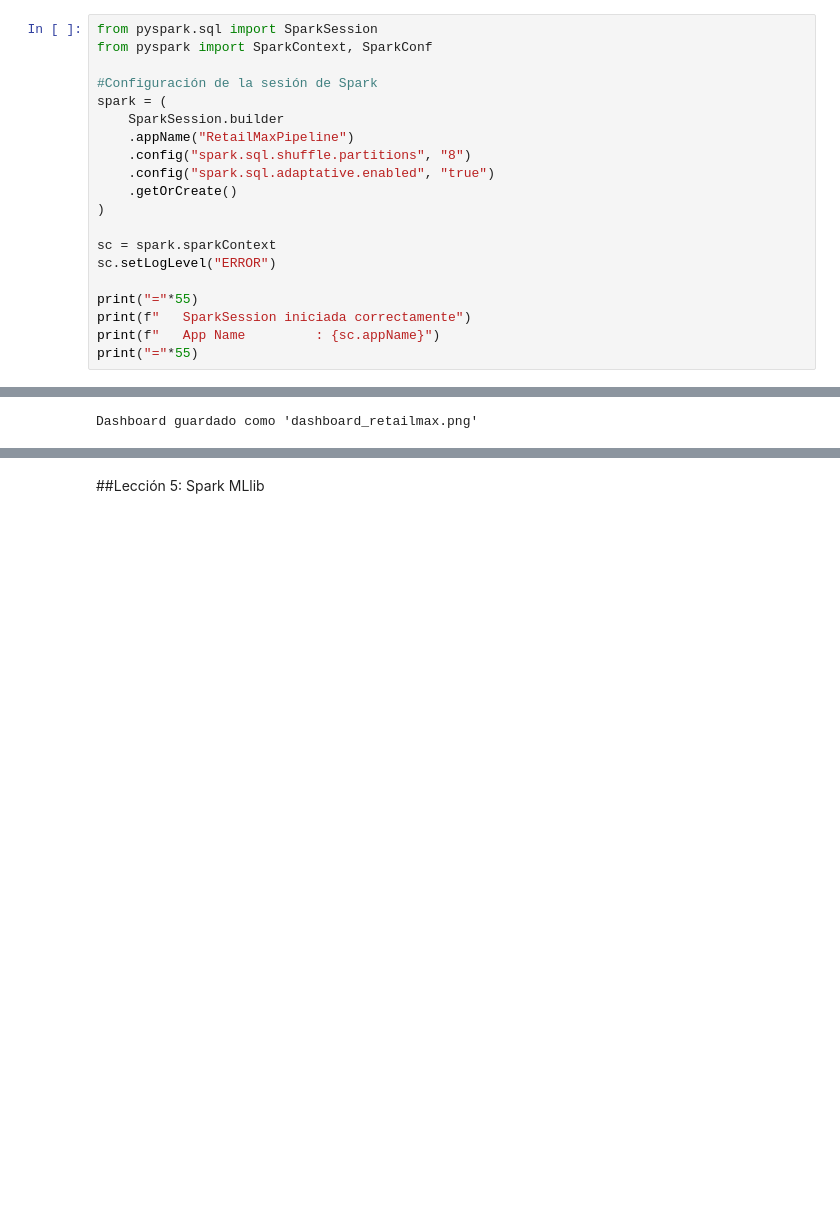
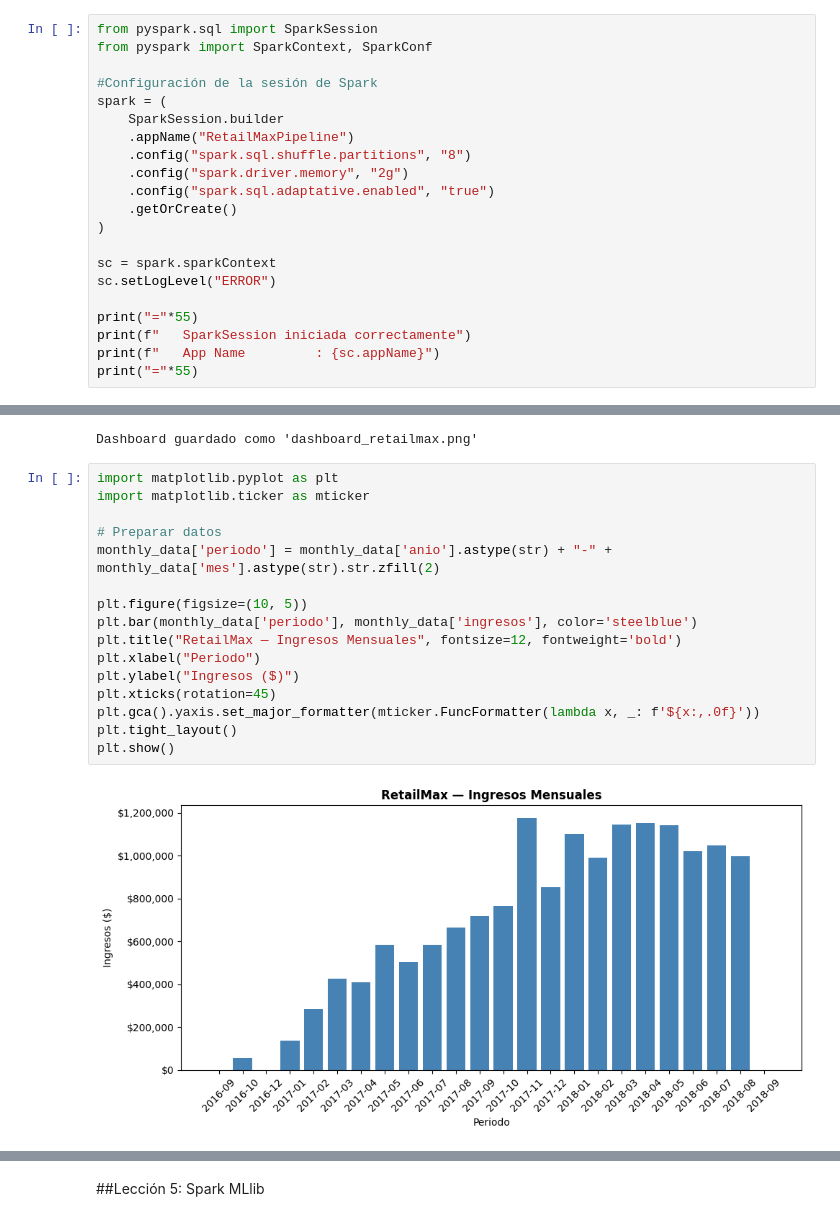
Before and after one commit to luisleonb/Proyecto_M9_ABP, a Jupyter notebook: Proyecto_M9_ABP.ipynb, the cells around one changed output, grey strips where cells are left out. Cells and saved outputs as stored; diff of their text form; blank space fills up the shorter version.

```diff
--- a/Proyecto_M9_ABP.ipynb
+++ b/Proyecto_M9_ABP.ipynb
@@ -13,6 +13,7 @@ spark = (
     SparkSession.builder
     .appName("RetailMaxPipeline")
     .config("spark.sql.shuffle.partitions", "8")
+    .config("spark.driver.memory", "2g")
     .config("spark.sql.adaptative.enabled", "true")
     .getOrCreate()
 )
@@ -610,3 +611,21 @@ print("Dashboard guardado como 'dashboard_retailmax.png'")
 # %% [output]
 [figure]
 Dashboard guardado como 'dashboard_retailmax.png'
+# %%
+import matplotlib.pyplot as plt
+import matplotlib.ticker as mticker
+
+# Preparar datos
+monthly_data['periodo'] = monthly_data['anio'].astype(str) + "-" + monthly_data['mes'].astype(str).str.zfill(2)
+
+plt.figure(figsize=(10, 5))
+plt.bar(monthly_data['periodo'], monthly_data['ingresos'], color='steelblue')
+plt.title("RetailMax — Ingresos Mensuales", fontsize=12, fontweight='bold')
+plt.xlabel("Periodo")
+plt.ylabel("Ingresos ($)")
+plt.xticks(rotation=45)
+plt.gca().yaxis.set_major_formatter(mticker.FuncFormatter(lambda x, _: f'${x:,.0f}'))
+plt.tight_layout()
+plt.show()
+# %% [output]
+[figure, added]
```
Also changed, not shown: parts of 14 cells of this notebook.
